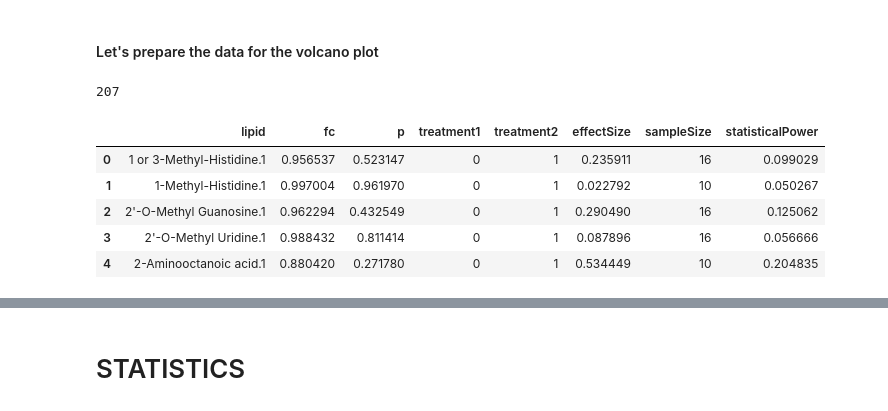
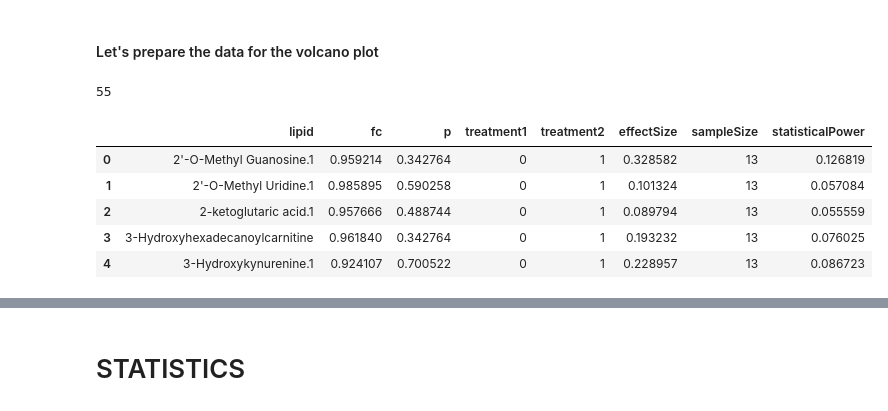
Before and after one commit to Ivan2nn/Lypidomics2, a Jupyter notebook: new-analysis-metabolties.ipynb, the cells around one changed output, grey strips where cells are left out. Cells and saved outputs as stored; diff of their text form; code cells hidden in the pictures.

```diff
--- a/new-analysis-metabolties.ipynb
+++ b/new-analysis-metabolties.ipynb
@@ -46,11 +48,13 @@ sns.set(style = 'whitegrid')
 ### Load Data
 # %%
 data_new = pd.read_excel(os.path.join(data_path,"2023_12_laezza_deltamethrin_metabolomics.xlsx"))
-data_old = pd.read_excel(os.path.join(data_path,"2022_12_Laezza_Bernabucci_Mouse_Brain_COMBINED_METABOLOMICS.xlsx"))
+if whole:
+    data_old = pd.read_excel(os.path.join(data_path,"2022_12_Laezza_Bernabucci_Mouse_Brain_COMBINED_METABOLOMICS.xlsx"))
 
-data_old = data_old[data_old['Sex']=='M']
-data_old = data_old[data_old['Tissue Type']=='striatum']
-data_old = data_old[data_old['PND']==30]
+    data_old = data_old[data_old['Sample Submission Date'] == '11/2022']
+    data_old = data_old[data_old['Sex']=='M']
+    data_old = data_old[data_old['Tissue Type']=='striatum']
+    data_old = data_old[data_old['PND']==30]
 
 columns_data = ['LCMS Name', 'Tissue Weight\n(mg)', 'Treatment', 'Metabolite', 'Normalized Peak Area (Peak Area of Metabolite / (Peak Area of Internal Standard * Tissue weight))']
 columns_old = ['Sample Name', 'Tissue weight\n(mg)', 'Treatment', 'Metabolite', 'Normalized Peak Area\n(Peak Area of Metabolite / (Peak Area of Internal Standard * Tisue weight))']
@@ -60,6 +64,19 @@ data_new = data_new[columns_data]
 data_new.columns = columns_new
 data_new['batch']=1
 
-data_old = data_old[columns_old]
-data_old.columns = columns_new
-data_old['batch']=0
+if whole:
+    data_old = data_old[columns_old]
+    data_old.columns = columns_new
+    data_old['batch']=0
+
+if whole:
+    data_all = pd.concat([data_new, data_old], axis=0)
+    data_all = data_all[data_all['area']!=0]
+else:
+    data_all = data_new.copy()
+
+#if use_plsd_subset:
+    # we have to uncomment the following line
+    #data_all = data_all[data_all['metabolite'].isin(metabolite_names)].copy(deep=True)
+
+data_all['area'] = np.log(data_all['area'])
@@ -227,35 +236,36 @@ def plot_volcano(results_all, fc_threshold=0.3, pvalue_threshold=1.5, filename="
 metabolites_list = data_all['metabolite'].unique()
 len(metabolites_list)
 # %% [output]
-207
+55
 # %%
 import itertools
 factor = 'treatment'
 results_all = []
 for l in metabolites_list:
     data_metabolite = data_all[data_all['metabolite'] == l]
     if data_metabolite[factor].unique().size > 1: # Some metabolties are not found in both classes
         for c in itertools.combinations(data_metabolite[factor].unique(),2):
             a = data_metabolite[data_metabolite[factor] == c[0]]['area'].values
             b = data_metabolite[data_metabolite[factor] == c[1]]['area'].values
-            pvalue = ttest_ind(a,b)[1]
+            #pvalue = ttest_ind(a,b)[1]
+            pvalue = ranksums(a,b).pvalue
             fc = np.mean(a)/np.mean(b)
             cd = np.abs((np.mean(a) - np.mean(b)))
             cd /= np.sqrt(
                 ((a.size - 1)*np.var(a) + (b.size - 1)*np.var(b)) / (a.size + b.size - 2)
             )
             n_samples = a.size
             sp = TTestIndPower().power(effect_size=cd, nobs1=n_samples, alpha=0.05)
             results_all.append([l, fc, pvalue, c[0], c[1], cd, n_samples, sp])
 
 colnames = ['lipid', 'fc', 'p', factor+'1', factor+'2', 'effectSize', 'sampleSize', 'statisticalPower']
 results_all = pd.DataFrame(data=results_all, columns= colnames)
 results_all.head()
 # %% [output]
 |  | lipid | fc | p | treatment1 | treatment2 | effectSize | sampleSize | statisticalPower |
-| 0 | 1 or 3-Methyl-Histidine.1 | 0.956537 | 0.523147 | 0 | 1 | 0.235911 | 16 | 0.099029 |
-| 1 | 1-Methyl-Histidine.1 | 0.997004 | 0.961970 | 0 | 1 | 0.022792 | 10 | 0.050267 |
-| 2 | 2'-O-Methyl Guanosine.1 | 0.962294 | 0.432549 | 0 | 1 | 0.290490 | 16 | 0.125062 |
-| 3 | 2'-O-Methyl Uridine.1 | 0.988432 | 0.811414 | 0 | 1 | 0.087896 | 16 | 0.056666 |
-| 4 | 2-Aminooctanoic acid.1 | 0.880420 | 0.271780 | 0 | 1 | 0.534449 | 10 | 0.204835 |
+| 0 | 2'-O-Methyl Guanosine.1 | 0.959214 | 0.342764 | 0 | 1 | 0.328582 | 13 | 0.126819 |
+| 1 | 2'-O-Methyl Uridine.1 | 0.985895 | 0.590258 | 0 | 1 | 0.101324 | 13 | 0.057084 |
+| 2 | 2-ketoglutaric acid.1 | 0.957666 | 0.488744 | 0 | 1 | 0.089794 | 13 | 0.055559 |
+| 3 | 3-Hydroxyhexadecanoylcarnitine | 0.961840 | 0.342764 | 0 | 1 | 0.193232 | 13 | 0.076025 |
+| 4 | 3-Hydroxykynurenine.1 | 0.924107 | 0.700522 | 0 | 1 | 0.228957 | 13 | 0.086723 |
 # %%
```
Also changed, not shown: parts of 11 cells of this notebook, 3 other files.
